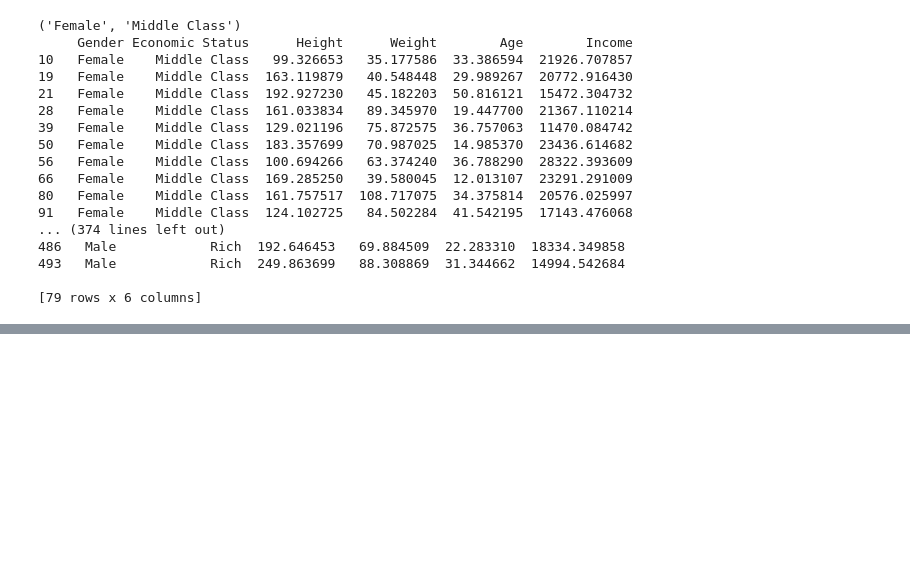
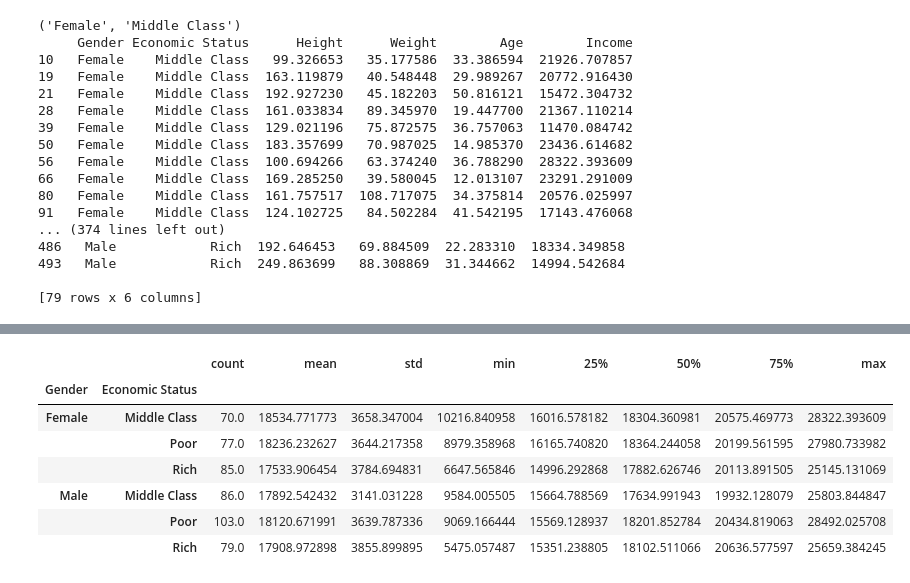
Before and after one commit to JCFlores93/ML-UDEMY, a Jupyter notebook: scripts/T2 - 3 - Data Cleaning - Agrupación de datos .ipynb, the cells around one changed output, grey strips where cells are left out. Saved outputs shown, nothing was run; the diff lists cells and outputs as text; code cells hidden in the pictures; blank space fills up the shorter version.

```diff
--- a/scripts/T2 - 3 - Data Cleaning - Agrupación de datos .ipynb
+++ b/scripts/T2 - 3 - Data Cleaning - Agrupación de datos .ipynb
@@ -150,0 +200,14 @@ for names, groups in double_group:
+# %%
+#Deberimos leer variable por variable
+grouped_income = double_group["Income"]
+# %%
+grouped_income.describe()
+# %% [output]
+|  |  | count | mean | std | min | 25% | 50% | 75% | max |
+| Gender | Economic Status |  |  |  |  |  |  |  |  |
+| Female | Middle Class | 70.0 | 18534.771773 | 3658.347004 | 10216.840958 | 16016.578182 | 18304.360981 | 20575.469773 | 28322.393609 |
+|  | Poor | 77.0 | 18236.232627 | 3644.217358 | 8979.358968 | 16165.740820 | 18364.244058 | 20199.561595 | 27980.733982 |
+|  | Rich | 85.0 | 17533.906454 | 3784.694831 | 6647.565846 | 14996.292868 | 17882.626746 | 20113.891505 | 25145.131069 |
+| Male | Middle Class | 86.0 | 17892.542432 | 3141.031228 | 9584.005505 | 15664.788569 | 17634.991943 | 19932.128079 | 25803.844847 |
+|  | Poor | 103.0 | 18120.671991 | 3639.787336 | 9069.166444 | 15569.128937 | 18201.852784 | 20434.819063 | 28492.025708 |
+|  | Rich | 79.0 | 17908.972898 | 3855.899895 | 5475.057487 | 15351.238805 | 18102.511066 | 20636.577597 | 25659.384245 |
```
Also changed, not shown: parts of 9 cells of this notebook.
